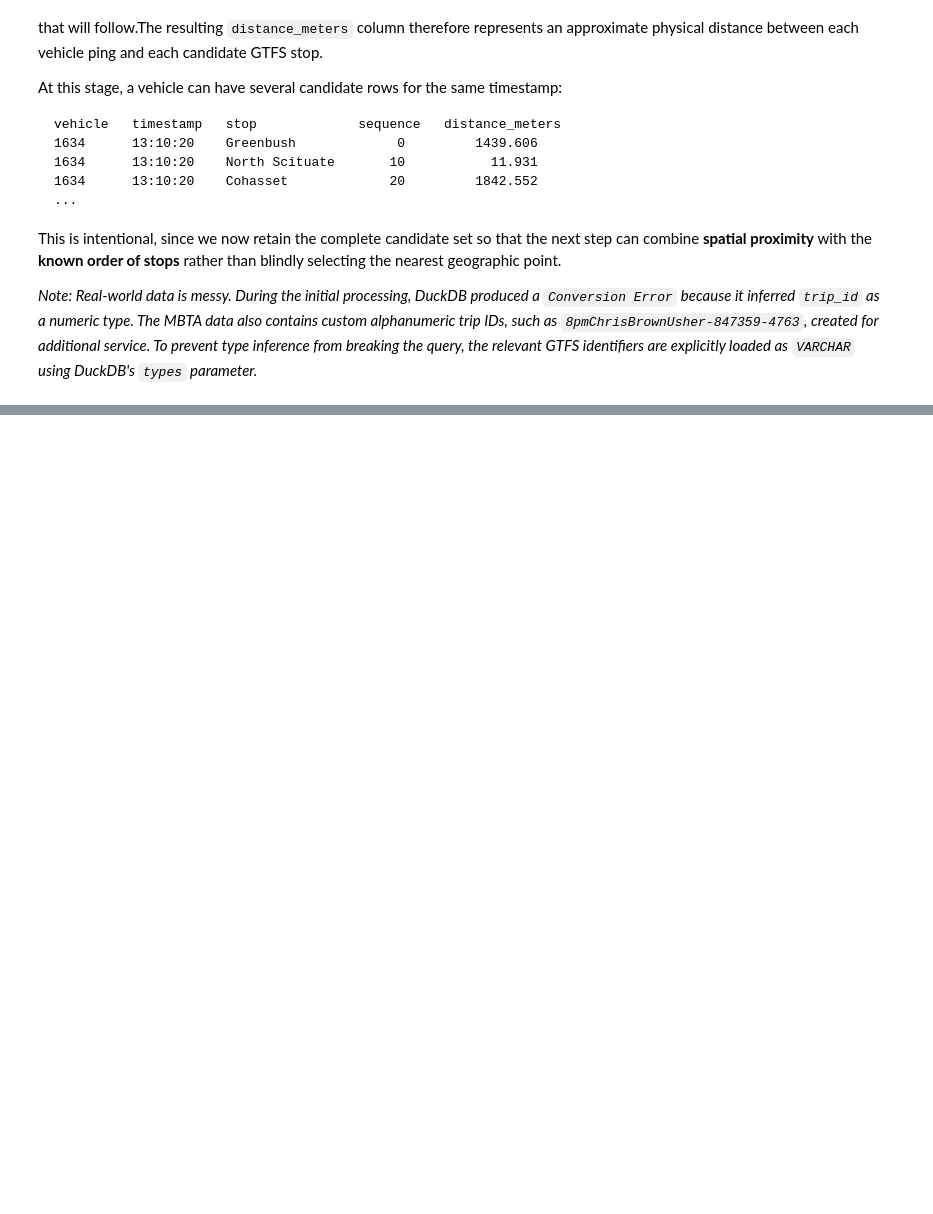
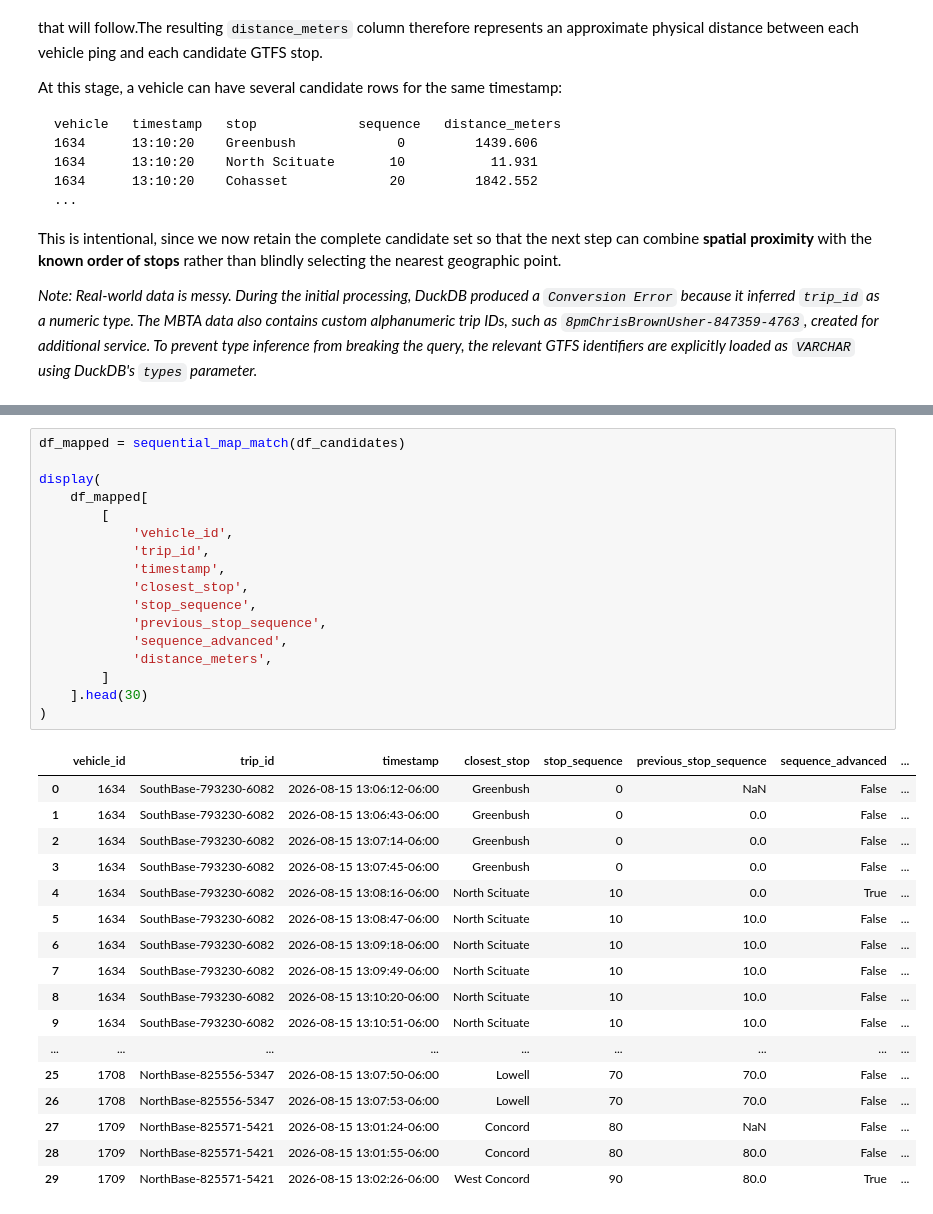
Before and after one commit to EderGtz/GTFS-Realtime-Stream-Engine, a Jupyter notebook: analytics-engine/notebooks/exploration.ipynb, the cells around one changed output, grey strips where cells are left out. Cells and saved outputs as stored; diff of their text form; blank space fills up the shorter version.

Commit message:
feat(notebook): Implemented function for Sequential Map Matching against GTFS-Static

```diff
--- a/analytics-engine/notebooks/exploration.ipynb
+++ b/analytics-engine/notebooks/exploration.ipynb
@@ -307,0 +612,35 @@ display(df_candidates.head(20))
+# %%
+df_mapped = sequential_map_match(df_candidates)
+
+display(
+    df_mapped[
+        [
+            'vehicle_id',
+            'trip_id',
+            'timestamp',
+            'closest_stop',
+            'stop_sequence',
+            'previous_stop_sequence',
+            'sequence_advanced',
+            'distance_meters',
+        ]
+    ].head(30)
+)
+# %% [output]
+|  | vehicle_id | trip_id | timestamp | closest_stop | stop_sequence | previous_stop_sequence | sequence_advanced | ... |
+| 0 | 1634 | SouthBase-793230-6082 | 2026-08-15 13:06:12-06:00 | Greenbush | 0 | NaN | False | ... |
+| 1 | 1634 | SouthBase-793230-6082 | 2026-08-15 13:06:43-06:00 | Greenbush | 0 | 0.0 | False | ... |
+| 2 | 1634 | SouthBase-793230-6082 | 2026-08-15 13:07:14-06:00 | Greenbush | 0 | 0.0 | False | ... |
+| 3 | 1634 | SouthBase-793230-6082 | 2026-08-15 13:07:45-06:00 | Greenbush | 0 | 0.0 | False | ... |
+| 4 | 1634 | SouthBase-793230-6082 | 2026-08-15 13:08:16-06:00 | North Scituate | 10 | 0.0 | True | ... |
+| 5 | 1634 | SouthBase-793230-6082 | 2026-08-15 13:08:47-06:00 | North Scituate | 10 | 10.0 | False | ... |
+| 6 | 1634 | SouthBase-793230-6082 | 2026-08-15 13:09:18-06:00 | North Scituate | 10 | 10.0 | False | ... |
+| 7 | 1634 | SouthBase-793230-6082 | 2026-08-15 13:09:49-06:00 | North Scituate | 10 | 10.0 | False | ... |
+| 8 | 1634 | SouthBase-793230-6082 | 2026-08-15 13:10:20-06:00 | North Scituate | 10 | 10.0 | False | ... |
+| 9 | 1634 | SouthBase-793230-6082 | 2026-08-15 13:10:51-06:00 | North Scituate | 10 | 10.0 | False | ... |
+| ... | ... | ... | ... | ... | ... | ... | ... | ... |
+| 25 | 1708 | NorthBase-825556-5347 | 2026-08-15 13:07:50-06:00 | Lowell | 70 | 70.0 | False | ... |
+| 26 | 1708 | NorthBase-825556-5347 | 2026-08-15 13:07:53-06:00 | Lowell | 70 | 70.0 | False | ... |
+| 27 | 1709 | NorthBase-825571-5421 | 2026-08-15 13:01:24-06:00 | Concord | 80 | NaN | False | ... |
+| 28 | 1709 | NorthBase-825571-5421 | 2026-08-15 13:01:55-06:00 | Concord | 80 | 80.0 | False | ... |
+| 29 | 1709 | NorthBase-825571-5421 | 2026-08-15 13:02:26-06:00 | West Concord | 90 | 80.0 | True | ... |
```
Also changed, not shown: parts of 6 cells of this notebook.
